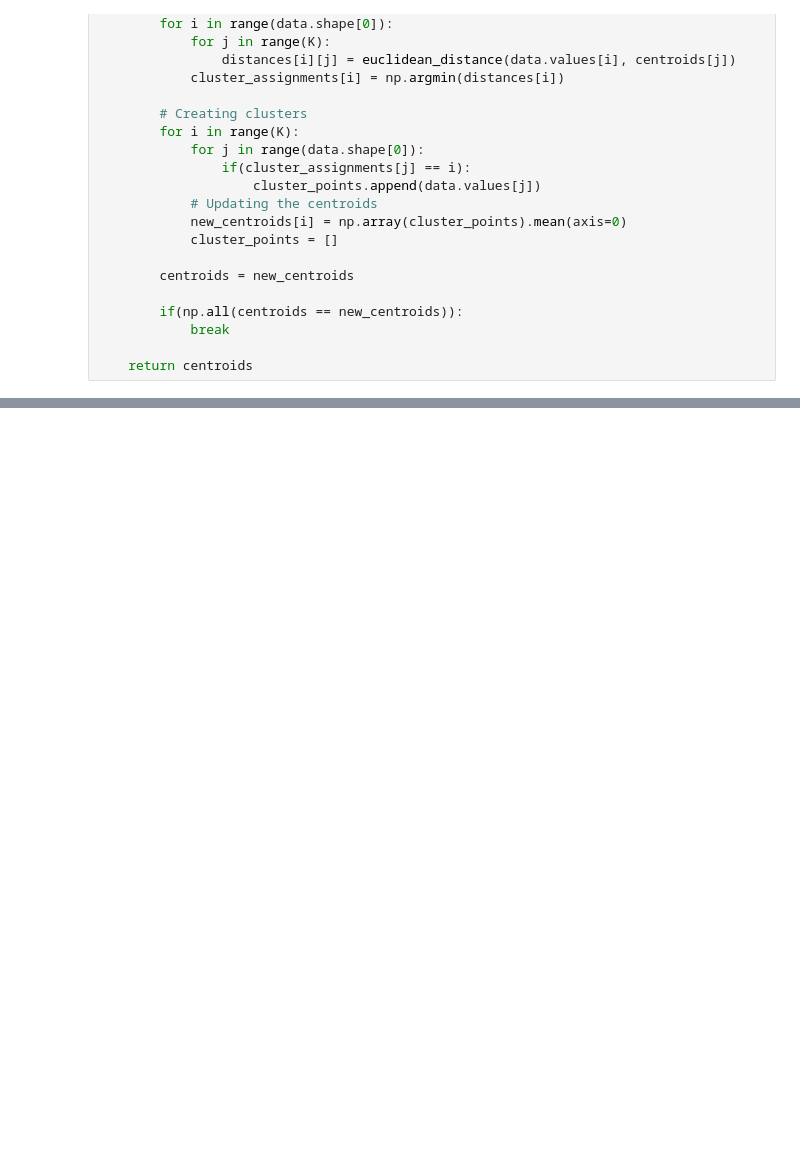
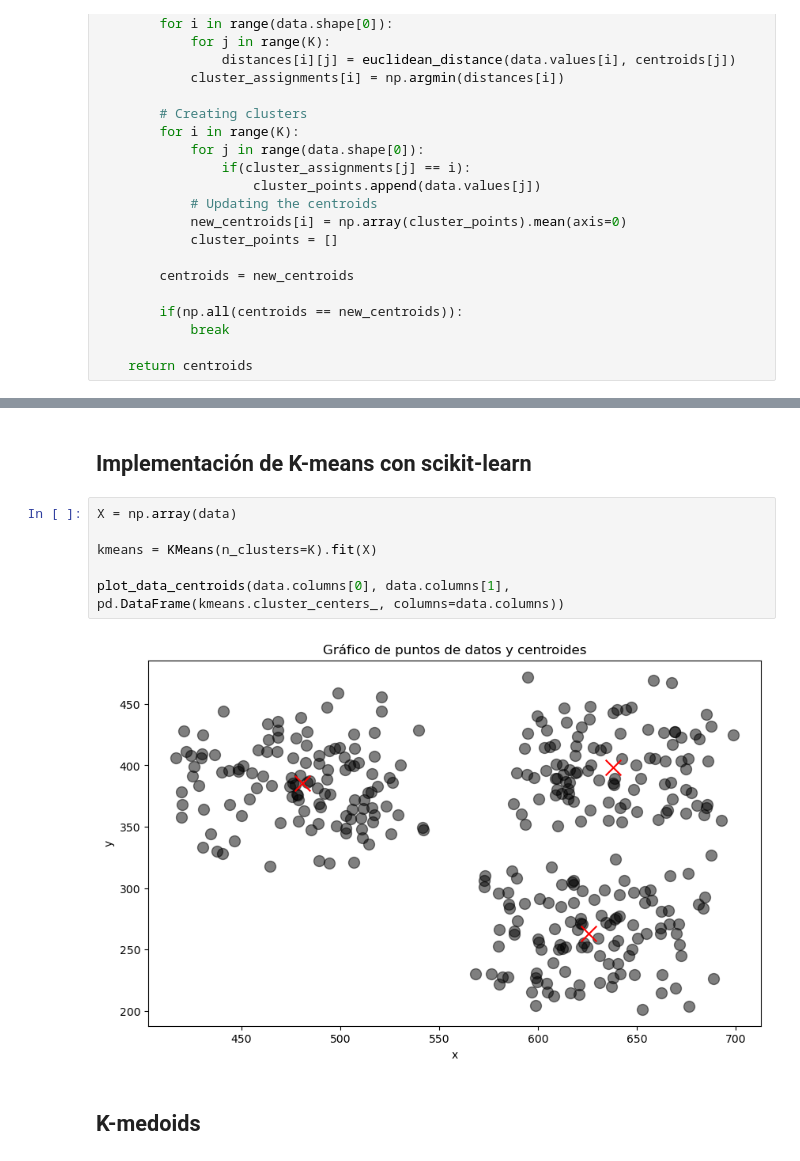
Before and after one commit to MonicaCabanas23/artificial-intelligence-course, a Jupyter notebook: Tareas/k-means-homework/Clustering_Homework.ipynb, the cells around one changed output, grey strips where cells are left out. Drawn from its saved outputs; the diff is of its cells as text; blank space fills up the shorter version.

Commit message:
:sparkles: Adding libraries and explanation of k-means

```diff
--- a/Tareas/k-means-homework/Clustering_Homework.ipynb
+++ b/Tareas/k-means-homework/Clustering_Homework.ipynb
@@ -148,0 +154,12 @@ plot_data_centroids(data.columns[0], data.columns[1], centroids_df)
+# %% [markdown]
+## Implementación de K-means con scikit-learn
+# %%
+X = np.array(data)
+
+kmeans = KMeans(n_clusters=K).fit(X)
+
+plot_data_centroids(data.columns[0], data.columns[1], pd.DataFrame(kmeans.cluster_centers_, columns=data.columns))
+# %% [output]
+[figure, added]
+# %% [markdown]
+## K-medoids
```
Also changed, not shown: parts of 7 cells of this notebook.
